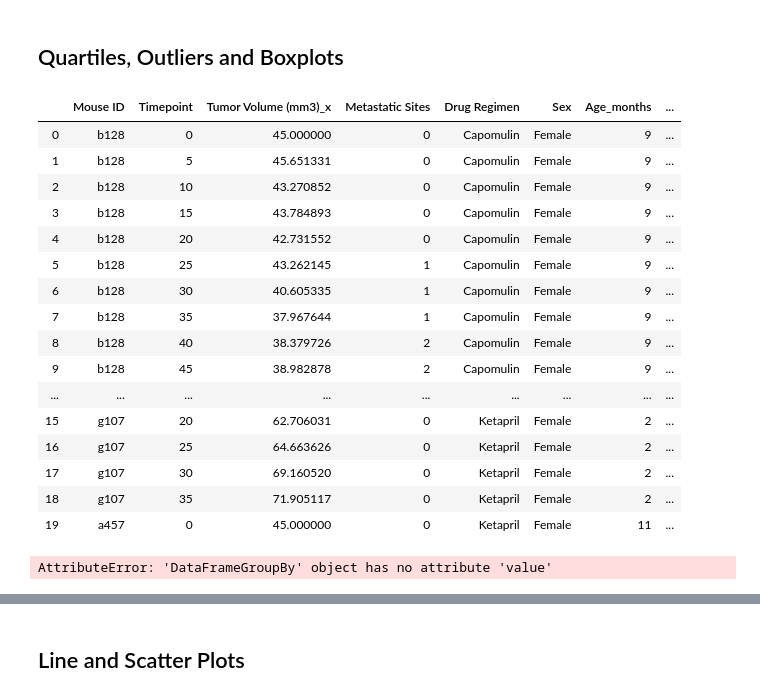
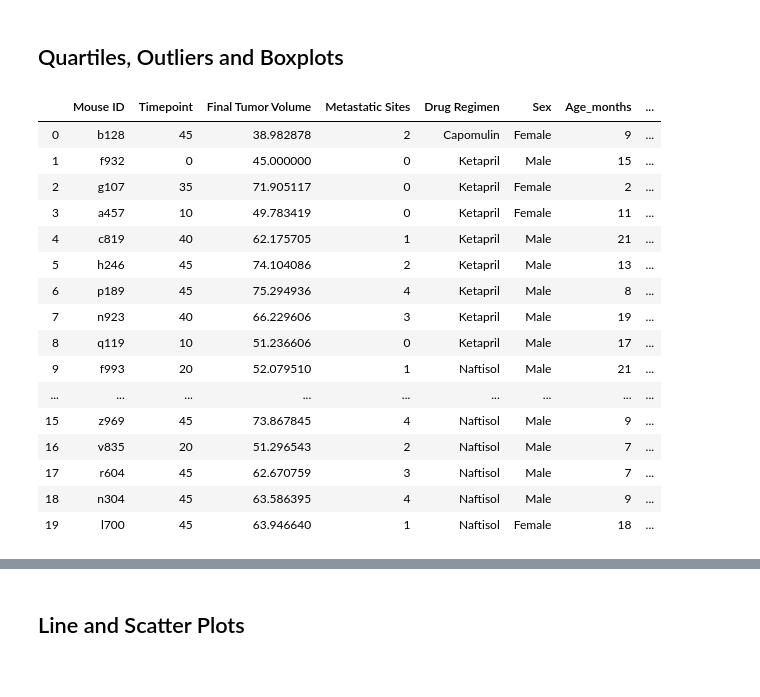
Before and after one commit to marybellavia/matplotlib-challenge, a Jupyter notebook: Pymaceuticals/pymaceuticals_starter.ipynb, the cells around one changed output, grey strips where cells are left out. Cells and saved outputs as stored; diff of their text form; code cells hidden in the pictures.

Commit message:
finished botplot, need to clean up code still

```diff
--- a/Pymaceuticals/pymaceuticals_starter.ipynb
+++ b/Pymaceuticals/pymaceuticals_starter.ipynb
@@ -174,50 +174,31 @@ Text(0.5, 1.0, 'Female vs Male Mice in Study')
 # %%
 # Calculate the final tumor volume of each mouse across four of the treatment regimens:
 # Capomulin, Ramicane, Infubinol, and Ceftamin
 
 # Start by getting the last (greatest) timepoint for each mouse
 drop_timepoints = clean_ms.drop_duplicates(subset="Mouse ID", keep='last', inplace=False)
-g_timepoint = drop_timepoints[["Mouse ID", "Tumor Volume (mm3)"]]
+g_timepoint = drop_timepoints[["Mouse ID", "Timepoint"]]
 
 # Merge this group df with the original dataframe to get the tumor volume at the last timepoint
-new_clean_ms = pd.merge(clean_ms, g_timepoint, how='outer', on='Mouse ID')
-new_clean_ms = new_clean_ms.rename(columns={"Tumor Volume (mm3)_y":"Final Tumor Volume"})
+#clean_ms.head(20)
+new_clean_ms = g_timepoint.merge(clean_ms, how='left', on=['Mouse ID', 'Timepoint'])
+new_clean_ms = new_clean_ms.rename(columns={"Tumor Volume (mm3)":"Final Tumor Volume"})
 new_clean_ms.head(20)
 # %% [output]
-|  | Mouse ID | Timepoint | Tumor Volume (mm3)_x | Metastatic Sites | Drug Regimen | Sex | Age_months | ... |
-| 0 | b128 | 0 | 45.000000 | 0 | Capomulin | Female | 9 | ... |
-| 1 | b128 | 5 | 45.651331 | 0 | Capomulin | Female | 9 | ... |
-| 2 | b128 | 10 | 43.270852 | 0 | Capomulin | Female | 9 | ... |
-| 3 | b128 | 15 | 43.784893 | 0 | Capomulin | Female | 9 | ... |
-| 4 | b128 | 20 | 42.731552 | 0 | Capomulin | Female | 9 | ... |
-| 5 | b128 | 25 | 43.262145 | 1 | Capomulin | Female | 9 | ... |
-| 6 | b128 | 30 | 40.605335 | 1 | Capomulin | Female | 9 | ... |
-| 7 | b128 | 35 | 37.967644 | 1 | Capomulin | Female | 9 | ... |
-| 8 | b128 | 40 | 38.379726 | 2 | Capomulin | Female | 9 | ... |
-| 9 | b128 | 45 | 38.982878 | 2 | Capomulin | Female | 9 | ... |
+|  | Mouse ID | Timepoint | Final Tumor Volume | Metastatic Sites | Drug Regimen | Sex | Age_months | ... |
+| 0 | b128 | 45 | 38.982878 | 2 | Capomulin | Female | 9 | ... |
+| 1 | f932 | 0 | 45.000000 | 0 | Ketapril | Male | 15 | ... |
+| 2 | g107 | 35 | 71.905117 | 0 | Ketapril | Female | 2 | ... |
+| 3 | a457 | 10 | 49.783419 | 0 | Ketapril | Female | 11 | ... |
+| 4 | c819 | 40 | 62.175705 | 1 | Ketapril | Male | 21 | ... |
+| 5 | h246 | 45 | 74.104086 | 2 | Ketapril | Male | 13 | ... |
+| 6 | p189 | 45 | 75.294936 | 4 | Ketapril | Male | 8 | ... |
+| 7 | n923 | 40 | 66.229606 | 3 | Ketapril | Male | 19 | ... |
+| 8 | q119 | 10 | 51.236606 | 0 | Ketapril | Male | 17 | ... |
+| 9 | f993 | 20 | 52.079510 | 1 | Naftisol | Male | 21 | ... |
 | ... | ... | ... | ... | ... | ... | ... | ... | ... |
-| 15 | g107 | 20 | 62.706031 | 0 | Ketapril | Female | 2 | ... |
-| 16 | g107 | 25 | 64.663626 | 0 | Ketapril | Female | 2 | ... |
-| 17 | g107 | 30 | 69.160520 | 0 | Ketapril | Female | 2 | ... |
-| 18 | g107 | 35 | 71.905117 | 0 | Ketapril | Female | 2 | ... |
-| 19 | a457 | 0 | 45.000000 | 0 | Ketapril | Female | 11 | ... |
+| 15 | z969 | 45 | 73.867845 | 4 | Naftisol | Male | 9 | ... |
+| 16 | v835 | 20 | 51.296543 | 2 | Naftisol | Male | 7 | ... |
+| 17 | r604 | 45 | 62.670759 | 3 | Naftisol | Male | 7 | ... |
+| 18 | n304 | 45 | 63.586395 | 4 | Naftisol | Male | 9 | ... |
+| 19 | l700 | 45 | 63.946640 | 1 | Naftisol | Female | 18 | ... |
-# %%
-# Put treatments into a list for for loop (and later for plot labels)
-drug_regimens = ['Capomulin', 'Ramicane', 'Infubinol', 'Ceftamin']
-# drug_regimens = list(num_measurements.index.values)
-
-# Create empty list to fill with tumor vol data (for plotting)
-tumor_vol_list = []
-
-# Calculate the IQR and quantitatively determine if there are any potential outliers.
-
-
-    # Locate the rows which contain mice on each drug and get the tumor volumes
-tumor_groupby = new_clean_ms[["Drug Regimen", "Final Tumor Volume"]].groupby(["Drug Regimen"])
-tumor_groupby.value()
-
-    # add subset
-
-    # Determine outliers using upper and lower bounds
-# %% [output]
-AttributeError: 'DataFrameGroupBy' object has no attribute 'value'
```
Also changed, not shown: parts of 2 cells of this notebook.
